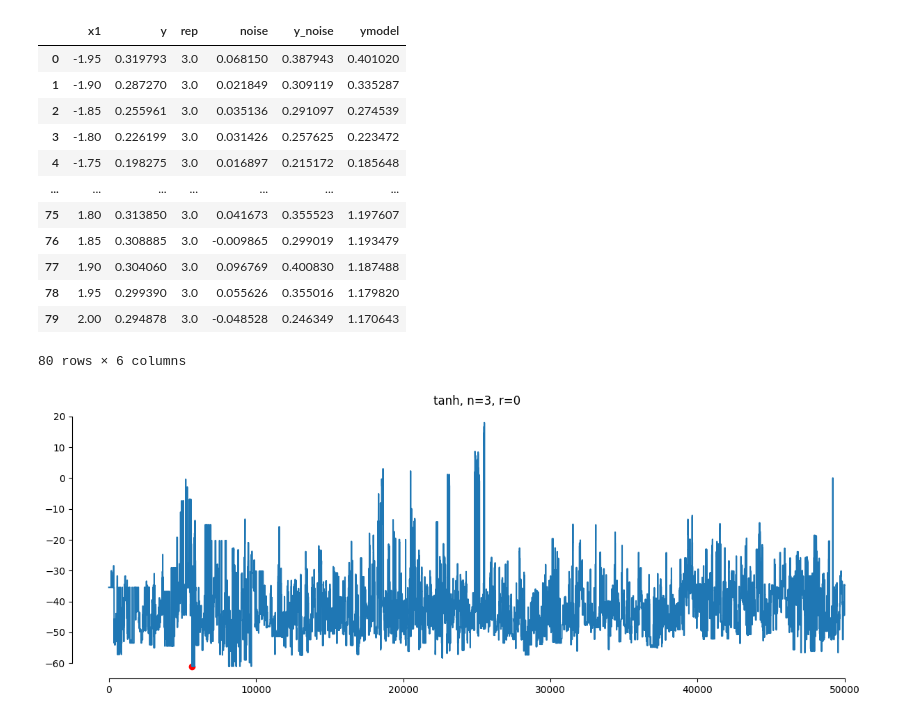
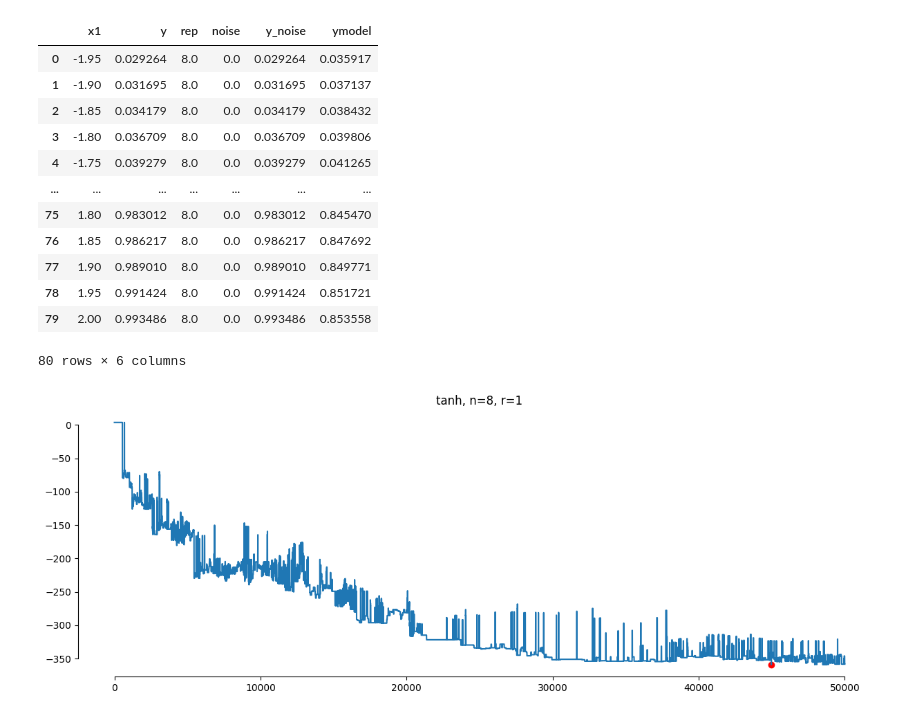
Before and after one commit to SergioCoboLopez/ANN_BMS, a Jupyter notebook: bin/BMS_mdl_ann_one_instance.ipynb, the cells around one changed output. Saved outputs shown, nothing was run; the diff lists cells and outputs as text; code cells hidden in the pictures.

```diff
--- a/bin/BMS_mdl_ann_one_instance.ipynb
+++ b/bin/BMS_mdl_ann_one_instance.ipynb
@@ -17,41 +17,41 @@ from sklearn.metrics import mean_squared_error
 from sklearn.metrics import root_mean_squared_error
 # %%
 #Read NN and BMS data
-n=3;runid=0;function='tanh' #tanh, leaky_ReLU
-realization=0
-sigma=0.06
+n=8;runid=1;function='tanh' #tanh, leaky_ReLU
+realization=1
+sigma=0.0
 NPAR=10 #10, 20
 steps=50000
 
 
 #Read NN data
 train_size=60
 file_model='NN_no_overfit_' + function + '_sigma_' + str(sigma) + '_r_' + str(realization) + '.csv'
 
 model_d='../data/trained_nns/' + file_model
 d=pd.read_csv(model_d)
 dn=d[d['rep']==n]
 dn.set_index('Unnamed: 0', inplace=True)
 dn.index.name = None
 dn=dn.reset_index(drop=True)
 display(dn)
 
 #Read BMS trace
 filename='BMS_'+function+'_n_'+str(n)+'_sigma_'+str(sigma)+ '_r_' + str(realization) + '_trace_'+str(steps)+'_prior_'+str(NPAR)+ '.csv'
 trace=pd.read_csv('../data/MSTraces/' + filename, sep=';', header=None, names=['t', 'H', 'expr', 'parvals', 'kk1', 'kk2','kk3'])
 # %% [output]
 |  | x1 | y | rep | noise | y_noise | ymodel |
-| 0 | -1.95 | 0.319793 | 3.0 | 0.068150 | 0.387943 | 0.401020 |
-| 1 | -1.90 | 0.287270 | 3.0 | 0.021849 | 0.309119 | 0.335287 |
-| 2 | -1.85 | 0.255961 | 3.0 | 0.035136 | 0.291097 | 0.274539 |
-| 3 | -1.80 | 0.226199 | 3.0 | 0.031426 | 0.257625 | 0.223472 |
-| 4 | -1.75 | 0.198275 | 3.0 | 0.016897 | 0.215172 | 0.185648 |
+| 0 | -1.95 | 0.029264 | 8.0 | 0.0 | 0.029264 | 0.035917 |
+| 1 | -1.90 | 0.031695 | 8.0 | 0.0 | 0.031695 | 0.037137 |
+| 2 | -1.85 | 0.034179 | 8.0 | 0.0 | 0.034179 | 0.038432 |
+| 3 | -1.80 | 0.036709 | 8.0 | 0.0 | 0.036709 | 0.039806 |
+| 4 | -1.75 | 0.039279 | 8.0 | 0.0 | 0.039279 | 0.041265 |
 | ... | ... | ... | ... | ... | ... | ... |
-| 75 | 1.80 | 0.313850 | 3.0 | 0.041673 | 0.355523 | 1.197607 |
-| 76 | 1.85 | 0.308885 | 3.0 | -0.009865 | 0.299019 | 1.193479 |
-| 77 | 1.90 | 0.304060 | 3.0 | 0.096769 | 0.400830 | 1.187488 |
-| 78 | 1.95 | 0.299390 | 3.0 | 0.055626 | 0.355016 | 1.179820 |
-| 79 | 2.00 | 0.294878 | 3.0 | -0.048528 | 0.246349 | 1.170643 |
+| 75 | 1.80 | 0.983012 | 8.0 | 0.0 | 0.983012 | 0.845470 |
+| 76 | 1.85 | 0.986217 | 8.0 | 0.0 | 0.986217 | 0.847692 |
+| 77 | 1.90 | 0.989010 | 8.0 | 0.0 | 0.989010 | 0.849771 |
+| 78 | 1.95 | 0.991424 | 8.0 | 0.0 | 0.991424 | 0.851721 |
+| 79 | 2.00 | 0.993486 | 8.0 | 0.0 | 0.993486 | 0.853558 |
 80 rows × 6 columns
 # %%
 #Parameters to read models
@@ -101,7 +101,7 @@ for ext in Extensions:
 
 plt.show()
 # %% [output]
-[figure, old version]
+[figure, new version]
 # %%
 #Plot
 train_size_ann=50
```
Also changed, not shown: parts of 4 cells of this notebook, 44 other files.
